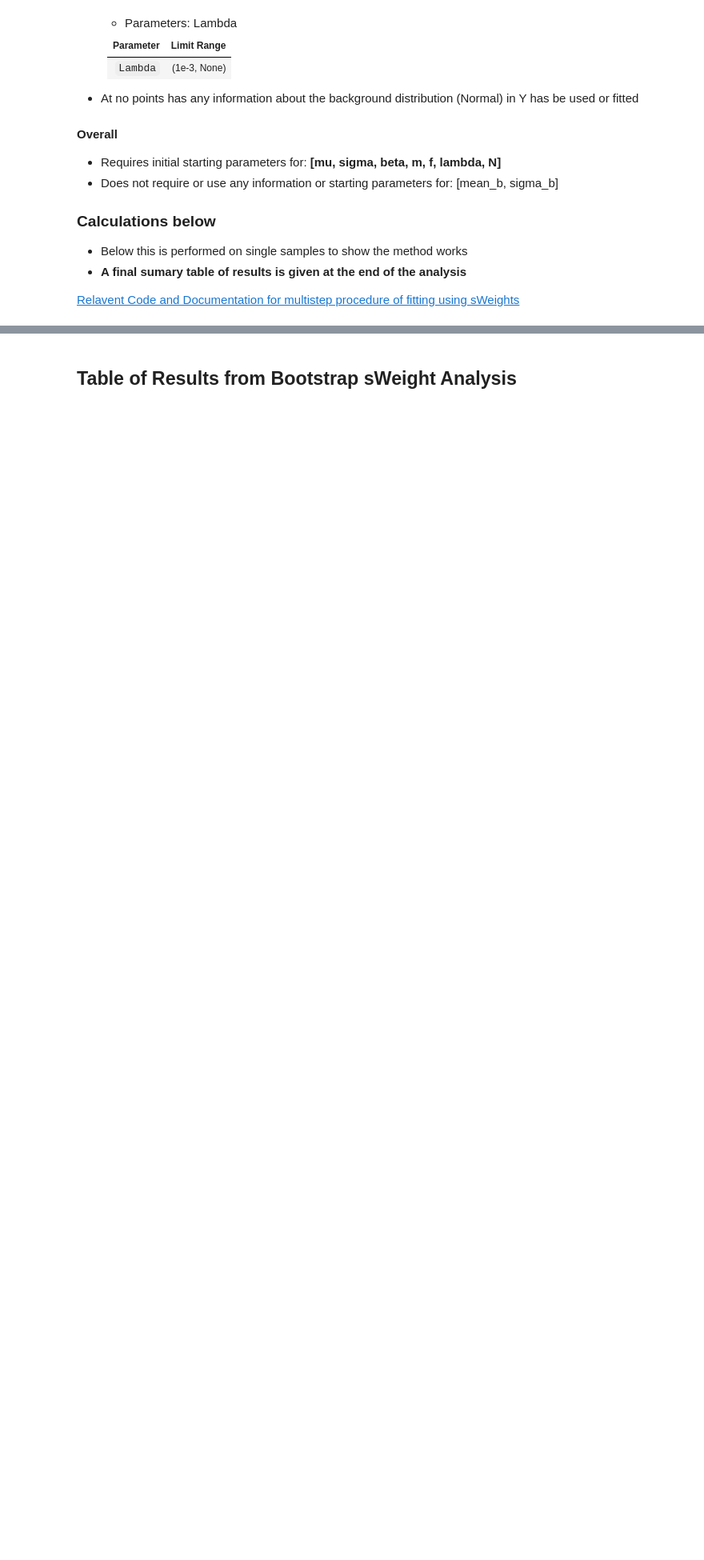
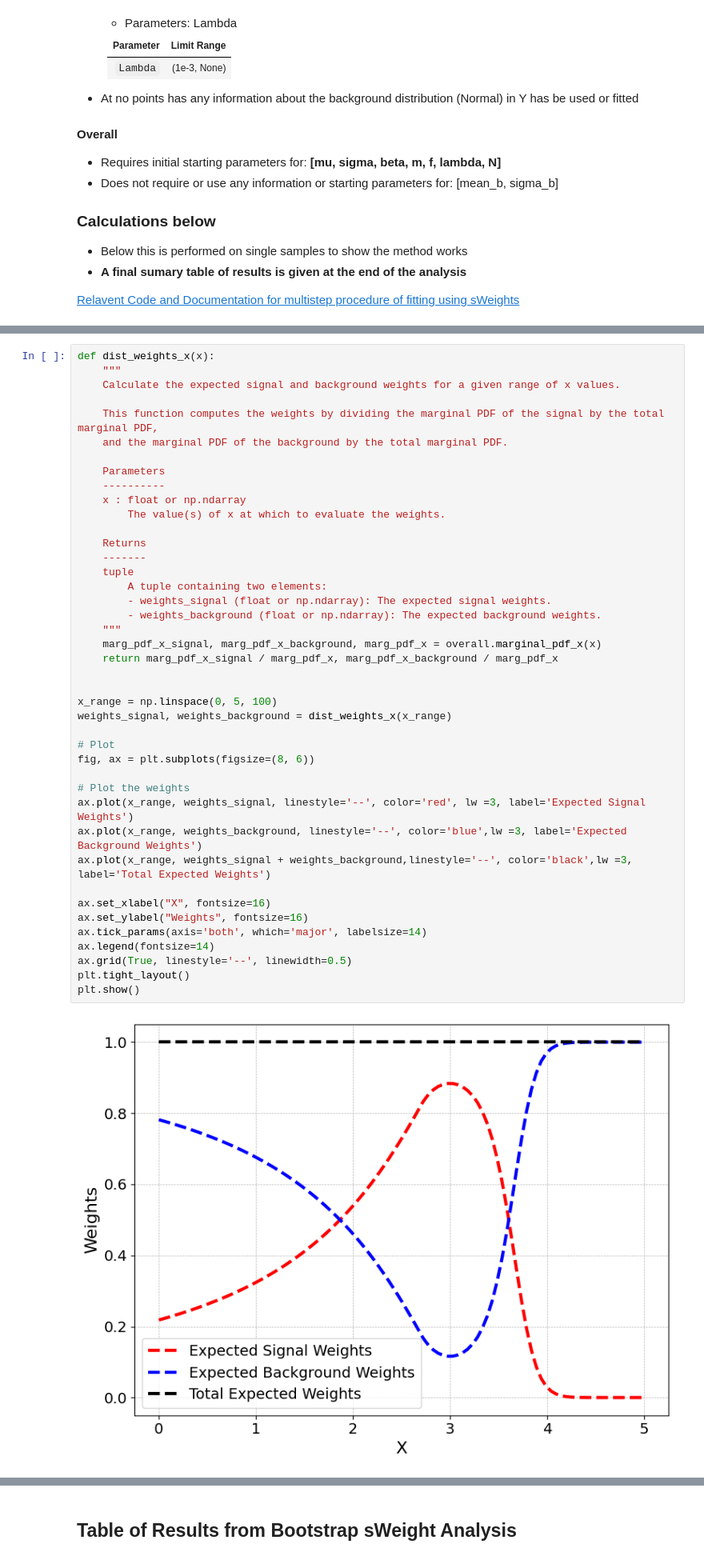
Before and after one commit to JacobTutt/stat_frequentist_analysis, a Jupyter notebook: Notebook_Part_f.ipynb, the cells around one changed output, grey strips where cells are left out. Shown at 80% size. Drawn from its saved outputs; the diff is of its cells as text; blank space fills up the shorter version.

```diff
--- a/Notebook_Part_f.ipynb
+++ b/Notebook_Part_f.ipynb
@@ -188,3 +192,47 @@ Step 4 - Binned MLE: Signal in Y Dimension Fitting Results
+# %%
+def dist_weights_x(x):
+    """
+    Calculate the expected signal and background weights for a given range of x values.
+
+    This function computes the weights by dividing the marginal PDF of the signal by the total marginal PDF,
+    and the marginal PDF of the background by the total marginal PDF.
+
+    Parameters
+    ----------
+    x : float or np.ndarray
+        The value(s) of x at which to evaluate the weights.
+
+    Returns
+    -------
+    tuple
+        A tuple containing two elements:
+        - weights_signal (float or np.ndarray): The expected signal weights.
+        - weights_background (float or np.ndarray): The expected background weights.
+    """
+    marg_pdf_x_signal, marg_pdf_x_background, marg_pdf_x = overall.marginal_pdf_x(x)
+    return marg_pdf_x_signal / marg_pdf_x, marg_pdf_x_background / marg_pdf_x
+
+
+x_range = np.linspace(0, 5, 100)
+weights_signal, weights_background = dist_weights_x(x_range)
+
+# Plot
+fig, ax = plt.subplots(figsize=(8, 6))
+
+# Plot the weights
+ax.plot(x_range, weights_signal, linestyle='--', color='red', lw =3, label='Expected Signal Weights')
+ax.plot(x_range, weights_background, linestyle='--', color='blue',lw =3, label='Expected Background Weights')
+ax.plot(x_range, weights_signal + weights_background,linestyle='--', color='black',lw =3, label='Total Expected Weights')
+
+ax.set_xlabel("X", fontsize=16)
+ax.set_ylabel("Weights", fontsize=16)
+ax.tick_params(axis='both', which='major', labelsize=14)
+ax.legend(fontsize=14)
+ax.grid(True, linestyle='--', linewidth=0.5)
+plt.tight_layout()
+plt.show()
+# %% [output]
+[figure, added]
 # %% [markdown]
 ## Fitting using Sweights for all Bootstraps
 - The analysis above is then preformed for all toys in all bootstrap sets created within Part d
```
Also changed, not shown: parts of 7 cells of this notebook, 5 other files.
